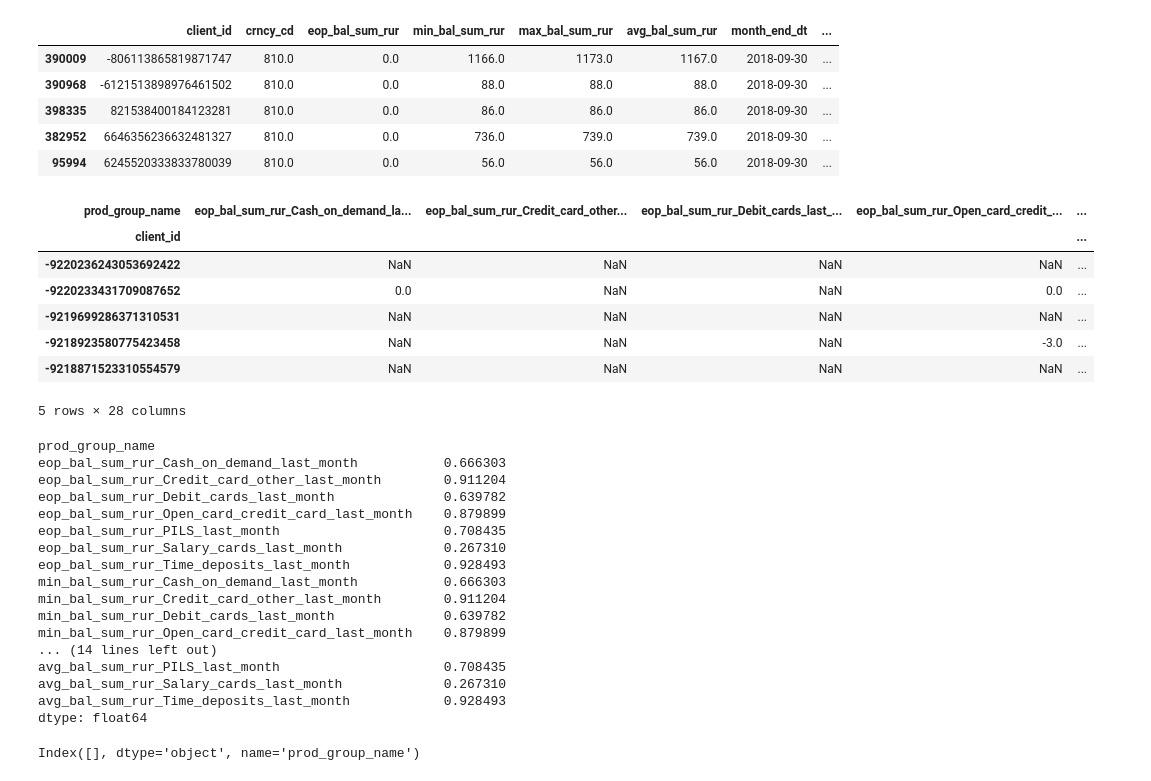
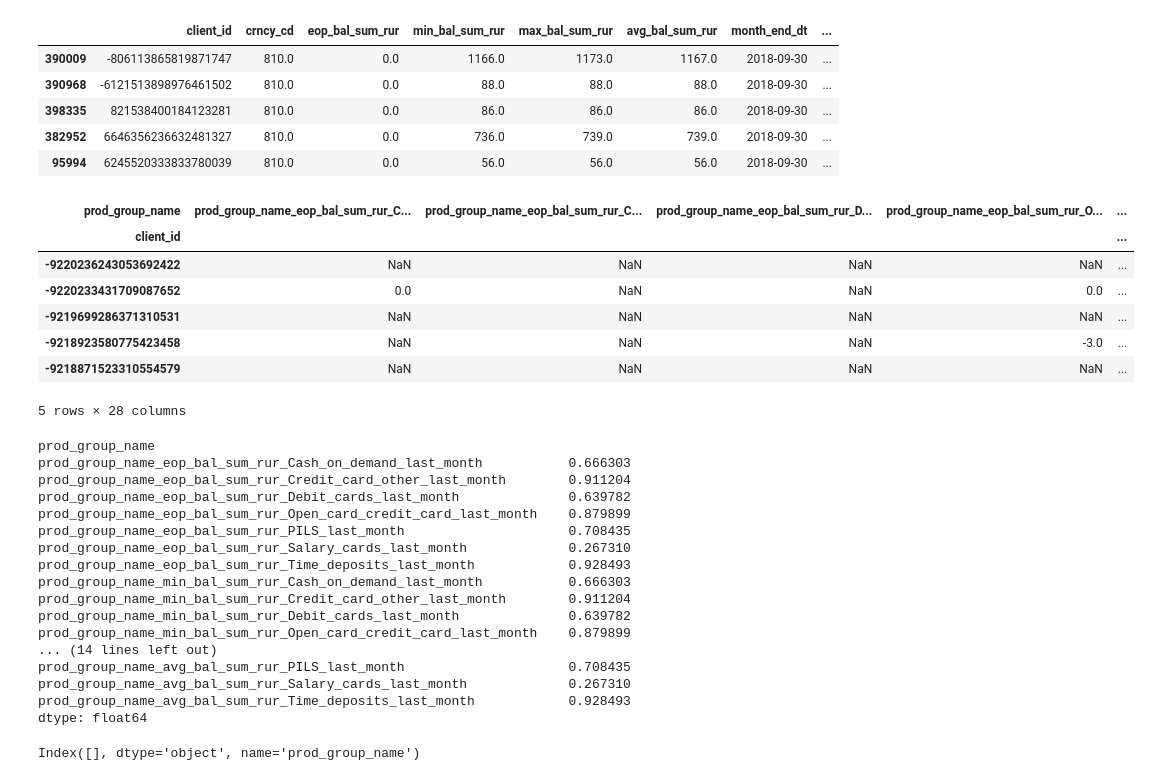
Before and after one commit to SandMV/idao-finals, a Jupyter notebook: notebooks/balance_features.ipynb, the cells around one changed output. Drawn from its saved outputs; the diff is of its cells as text; code cells hidden in the pictures.

```diff
--- a/notebooks/balance_features.ipynb
+++ b/notebooks/balance_features.ipynb
@@ -75,21 +75,21 @@ df_grouped.head()
 # %%
 df_features_pull = []
 
 for values in ['eop_bal_sum_rur', 'min_bal_sum_rur', 'max_bal_sum_rur', 'avg_bal_sum_rur']:
     df_features_ = pd.pivot_table(
         df_grouped,
         values=values,
         index='client_id',
         columns='prod_group_name',
     )
     df_features_.columns = df_features_.columns.str.replace(' ', '_')
-    df_features_ = df_features_.add_prefix(values + '_').add_suffix('_last_month')
+    df_features_ = df_features_.add_prefix('prod_group_name' + '_' + values + '_').add_suffix('_last_month')
     df_features_pull.append(df_features_)
 
 df_features = pd.concat(df_features_pull, axis=1)
 df_features.head()
 # %% [output]
-| prod_group_name | eop_bal_sum_rur_Cash_on_demand_la... | eop_bal_sum_rur_Credit_card_other... | eop_bal_sum_rur_Debit_cards_last_... | eop_bal_sum_rur_Open_card_credit_... | ... |
+| prod_group_name | prod_group_name_eop_bal_sum_rur_C... | prod_group_name_eop_bal_sum_rur_C... | prod_group_name_eop_bal_sum_rur_D... | prod_group_name_eop_bal_sum_rur_O... | ... |
 | client_id |  |  |  |  | ... |
 | -9220236243053692422 | NaN | NaN | NaN | NaN | ... |
 | -9220233431709087652 | 0.0 | NaN | NaN | 0.0 | ... |
@@ -101,21 +101,21 @@ df_features.head()
 df_features.isna().sum(axis=0) / df_features.shape[0]
 # %% [output]
 prod_group_name
-eop_bal_sum_rur_Cash_on_demand_last_month           0.666303
-eop_bal_sum_rur_Credit_card_other_last_month        0.911204
-eop_bal_sum_rur_Debit_cards_last_month              0.639782
-eop_bal_sum_rur_Open_card_credit_card_last_month    0.879899
-eop_bal_sum_rur_PILS_last_month                     0.708435
-eop_bal_sum_rur_Salary_cards_last_month             0.267310
-eop_bal_sum_rur_Time_deposits_last_month            0.928493
-min_bal_sum_rur_Cash_on_demand_last_month           0.666303
-min_bal_sum_rur_Credit_card_other_last_month        0.911204
-min_bal_sum_rur_Debit_cards_last_month              0.639782
-min_bal_sum_rur_Open_card_credit_card_last_month    0.879899
+prod_group_name_eop_bal_sum_rur_Cash_on_demand_last_month           0.666303
+prod_group_name_eop_bal_sum_rur_Credit_card_other_last_month        0.911204
+prod_group_name_eop_bal_sum_rur_Debit_cards_last_month              0.639782
+prod_group_name_eop_bal_sum_rur_Open_card_credit_card_last_month    0.879899
+prod_group_name_eop_bal_sum_rur_PILS_last_month                     0.708435
+prod_group_name_eop_bal_sum_rur_Salary_cards_last_month             0.267310
+prod_group_name_eop_bal_sum_rur_Time_deposits_last_month            0.928493
+prod_group_name_min_bal_sum_rur_Cash_on_demand_last_month           0.666303
+prod_group_name_min_bal_sum_rur_Credit_card_other_last_month        0.911204
+prod_group_name_min_bal_sum_rur_Debit_cards_last_month              0.639782
+prod_group_name_min_bal_sum_rur_Open_card_credit_card_last_month    0.879899
 ... (14 lines left out)
-avg_bal_sum_rur_PILS_last_month                     0.708435
-avg_bal_sum_rur_Salary_cards_last_month             0.267310
-avg_bal_sum_rur_Time_deposits_last_month            0.928493
+prod_group_name_avg_bal_sum_rur_PILS_last_month                     0.708435
+prod_group_name_avg_bal_sum_rur_Salary_cards_last_month             0.267310
+prod_group_name_avg_bal_sum_rur_Time_deposits_last_month            0.928493
 dtype: float64
 # %%
 counts = df_features.isna().sum(axis=0) / df_features.shape[0]
```
Also changed, not shown: parts of 2 cells of this notebook.
